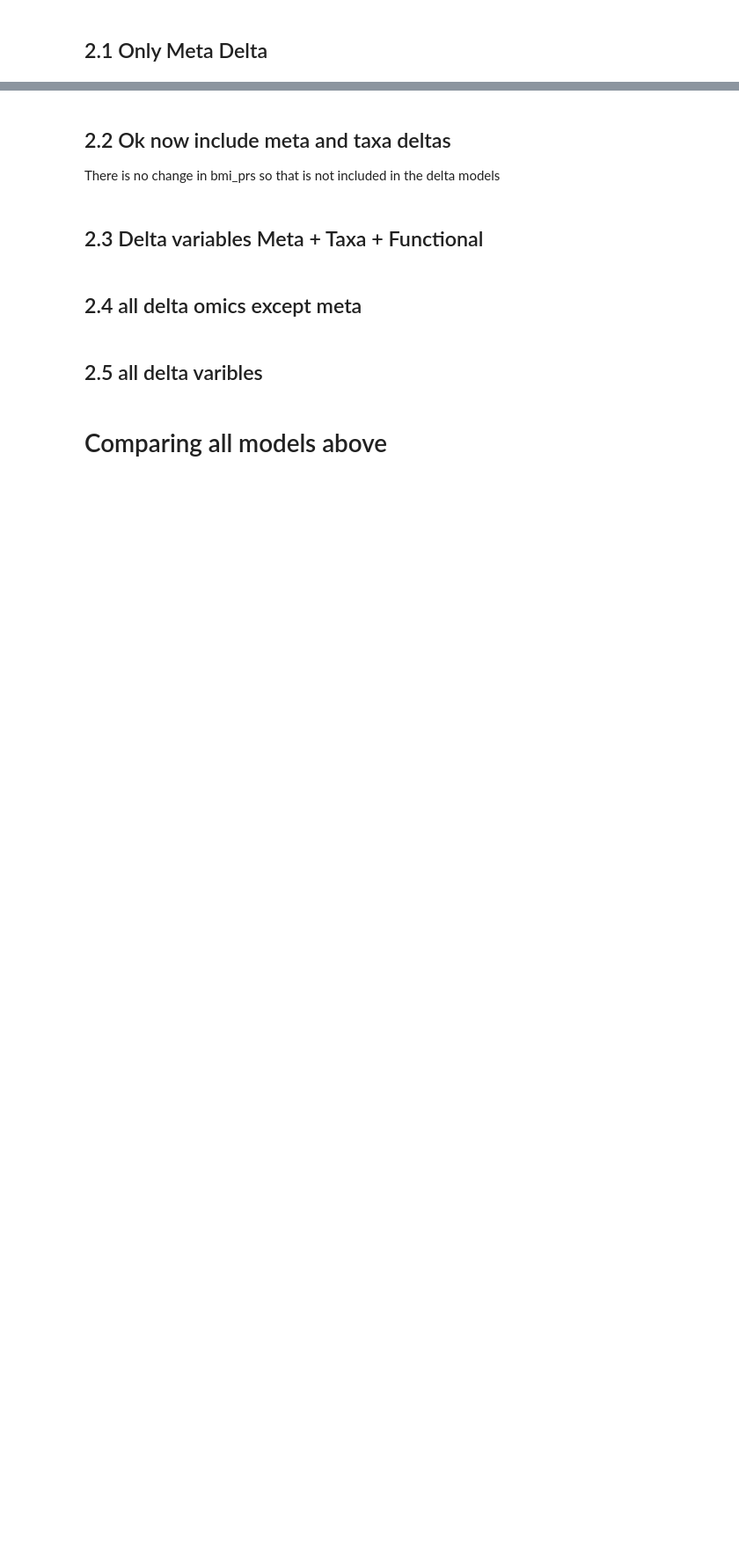
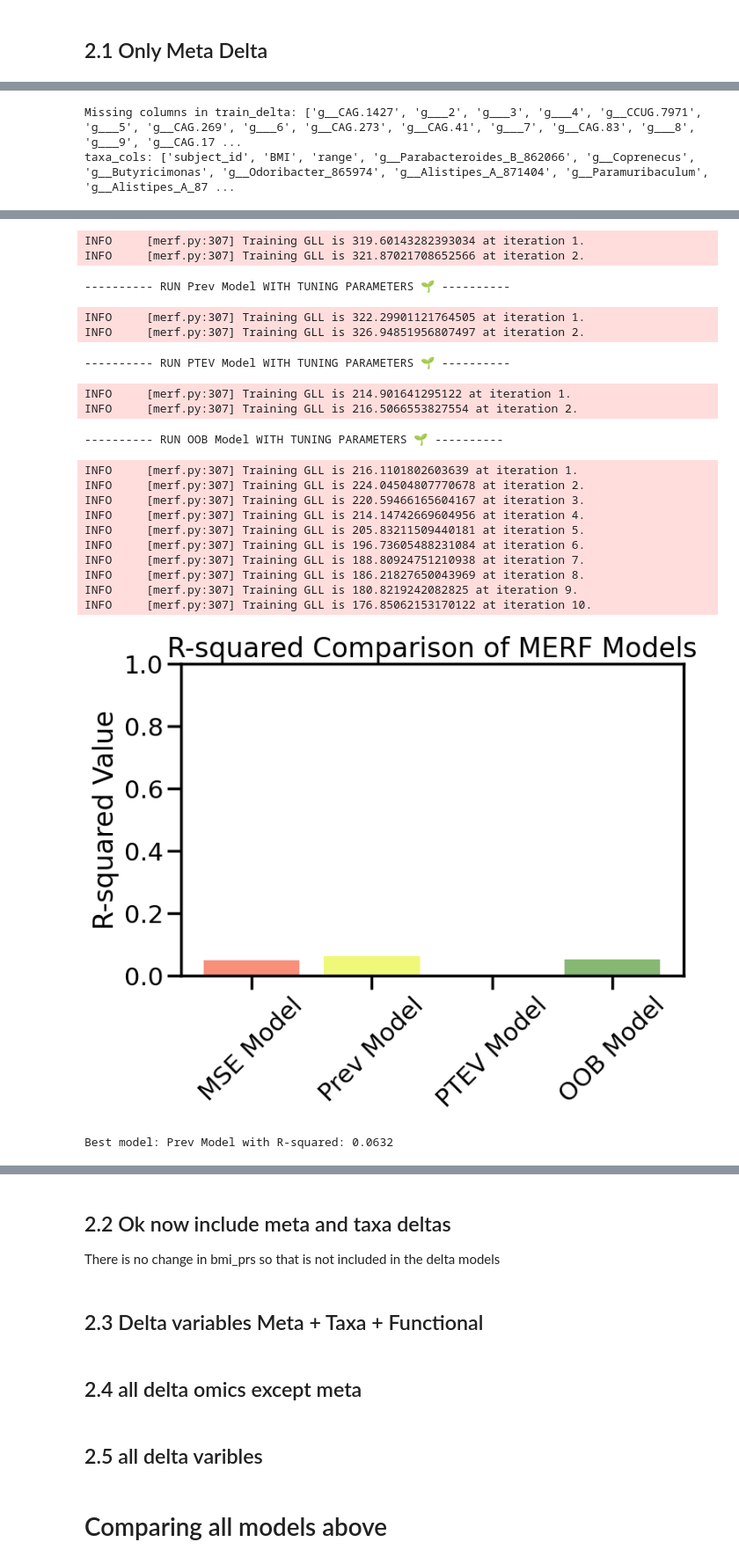
Before and after one commit to emilynyeo/multiomic_drift, a Jupyter notebook: play_scripts/2.models/merf_python/tuned_models/8.1.all_omic_bmi_modelplots.ipynb, the cells around one changed output, grey strips where cells are left out. Shown at 88% size. Drawn from its saved outputs; the diff is of its cells as text; code cells hidden in the pictures; blank space fills up the shorter version.

```diff
--- a/play_scripts/2.models/merf_python/tuned_models/8.1.all_omic_bmi_modelplots.ipynb
+++ b/play_scripts/2.models/merf_python/tuned_models/8.1.all_omic_bmi_modelplots.ipynb
@@ -1067,7 +698,14 @@ print("Column number for 'proton': ", proton_column)
 print("Column number for 'Carbon.dioxide': ", carbon_dioxide_column)
 
 # Columns to KEEP for only meta
-meta_keep = ['subject_id','BMI', 'randomized_group', 'sex', 'race', 'age', 'HDL', 'homo_ir', 'insulin', 'LDL', 'tgcyd']
+meta_keep = ['subject_id','BMI', 'range', 'randomized_group', 'sex', 'race', 'age', 'HDL', 'homo_ir', 'insulin', 'LDL', 'tgcyd']
+only_grs = ['subject_id','BMI', 'bmi_prs', 'range']
+only_taxa = ['subject_id','BMI', 'range'] + [col for col in train_delta.columns if col.startswith("g__")]
+only_micom = ['subject_id','BMI', 'range'] + [col for col in train_delta.columns if col in train_delta.columns[proton_column:carbon_dioxide_column+1]]
+# Create a set of all columns to exclude
+exclude_columns = set(meta_keep + only_grs + only_taxa + only_micom)
+only_pathway = ['subject_id', 'BMI', 'range'] + [col for col in train_delta.columns if col not in exclude_columns]
+
 
 # Columns to KEEP for only meta + GRS + taxa
 meta_grs_taxa = meta_keep + [col for col in train_delta.columns if col.startswith("g__")]
@@ -1078,4 +716,4 @@ meta_grs_taxa_functional = meta_grs_taxa + [col for col in train_delta.columns i
 meta_grs_taxa_functional_test = meta_grs_taxa_test + [col for col in test_delta.columns if col not in test_delta.columns[proton_column_test:carbon_dioxide_column_test+1]]
 
 # Columns to DROP for only GRS + taxa + pathway/functional + micom (no meta)
-all_but_meta = ['randomized_group', 'sex', 'race', 'age', 'HDL', 'homo_ir', 'insulin', 'LDL', 'tgcyd', 'Weight', 'CRP', 'cholesterol', 'ghrelin', 'HbA1C', 'leptin', 'peptide_yy', 'range']
+all_but_meta = ['randomized_group', 'sex', 'race', 'age', 'HDL', 'homo_ir', 'insulin', 'LDL', 'tgcyd', 'Weight', 'CRP', 'cholesterol', 'ghrelin', 'HbA1C', 'leptin', 'peptide_yy']
@@ -1120,0 +768,46 @@ r2_delta_run1, fi_delta_run1 = run_merf_analysis2(X, Y, Z, clusters_train,
+# %%
+# Check for missing columns in train_delta
+missing_columns = [col for col in only_taxa if col not in train_delta.columns]
+
+if missing_columns:
+    print("Missing columns in train_delta:", missing_columns)
+    print("taxa_cols:" , only_taxa)
+else:
+    print("All columns in only_taxa are present in train_delta.")
+# %% [output]
+Missing columns in train_delta: ['g__CAG.1427', 'g___2', 'g___3', 'g___4', 'g__CCUG.7971', 'g___5', 'g__CAG.269', 'g___6', 'g__CAG.273', 'g__CAG.41', 'g___7', 'g__CAG.83', 'g___8', 'g___9', 'g__CAG.17 ...
+taxa_cols: ['subject_id', 'BMI', 'range', 'g__Parabacteroides_B_862066', 'g__Coprenecus', 'g__Butyricimonas', 'g__Odoribacter_865974', 'g__Alistipes_A_871404', 'g__Paramuribaculum', 'g__Alistipes_A_87 ...
+# %%
+train_l = train_delta[only_taxa]
+test_l = test_delta[only_taxa]
+output_dir = "/Users/emily/projects/research/Stanislawski/comps/mutli-omic-predictions/play_scripts/2.models/merf_python/merf_plots/delta_combined"
+r2_out = 'r2_meta_taxa_merf_bmi_delta_feb12.png'
+feature_imp_out = 'fi_meta_taxa_merf_bmi_delta_feb12.png'
+results_filename = 'merf_results_delta_only_meta_taxa_feb12.csv'
+
+print("---------- Select predictors for training set ----------")
+train_set = train_l
+X = train_set.drop(['BMI','subject_id', 'range'], axis=1)
+Y = train_set['BMI'].to_numpy()
+clusters_train = train_set['subject_id'].to_numpy()
+Z = np.ones((train_set.shape[0], 1))
+
+print("---------- Select predictors for test set ----------")
+test_set = test_l
+X_new = test_set.drop(['BMI', 'subject_id', 'range'], axis=1)[X.columns].astype(X.dtypes)
+Y_new = test_set['BMI'].to_numpy()
+clusters_new = pd.Series(test_set['subject_id'])
+Z_new = np.ones((len(X_new), 1))
+time_new = pd.Series(test_set['range'])
+print("---------- Run MERF models ----------")
+#run_merf_analysis(X, Y, Z, clusters_train,
+#                  X_new, Y_new, Z_new, clusters_new,
+#                  meta_df, output_dir, r2_out, feature_imp_out)
+
+r2_values, results_df = run_merf_analysis2(
+    X, Y, Z, clusters_train,
+    X_new, Y_new, Z_new, clusters_new,
+    long_df,
+    output_dir, r2_out, feature_imp_out, results_filename, time_new
+)
+# %% [output]
@@ -1120,0 +831,21 @@ r2_delta_run1, fi_delta_run1 = run_merf_analysis2(X, Y, Z, clusters_train,
+INFO     [merf.py:307] Training GLL is 319.60143282393034 at iteration 1.
+INFO     [merf.py:307] Training GLL is 321.87021708652566 at iteration 2.
+---------- RUN Prev Model WITH TUNING PARAMETERS 🌱 ----------
+INFO     [merf.py:307] Training GLL is 322.29901121764505 at iteration 1.
+INFO     [merf.py:307] Training GLL is 326.94851956807497 at iteration 2.
+---------- RUN PTEV Model WITH TUNING PARAMETERS 🌱 ----------
+INFO     [merf.py:307] Training GLL is 214.901641295122 at iteration 1.
+INFO     [merf.py:307] Training GLL is 216.5066553827554 at iteration 2.
+---------- RUN OOB Model WITH TUNING PARAMETERS 🌱 ----------
+INFO     [merf.py:307] Training GLL is 216.1101802603639 at iteration 1.
+INFO     [merf.py:307] Training GLL is 224.04504807770678 at iteration 2.
+INFO     [merf.py:307] Training GLL is 220.59466165604167 at iteration 3.
+INFO     [merf.py:307] Training GLL is 214.14742669604956 at iteration 4.
+INFO     [merf.py:307] Training GLL is 205.83211509440181 at iteration 5.
+INFO     [merf.py:307] Training GLL is 196.73605488231084 at iteration 6.
+INFO     [merf.py:307] Training GLL is 188.80924751210938 at iteration 7.
+INFO     [merf.py:307] Training GLL is 186.21827650043969 at iteration 8.
+INFO     [merf.py:307] Training GLL is 180.8219242082825 at iteration 9.
+INFO     [merf.py:307] Training GLL is 176.85062153170122 at iteration 10.
+[figure, added]
+Best model: Prev Model with R-squared: 0.0632
```
Also changed, not shown: parts of 27 cells of this notebook, 3 other files.
